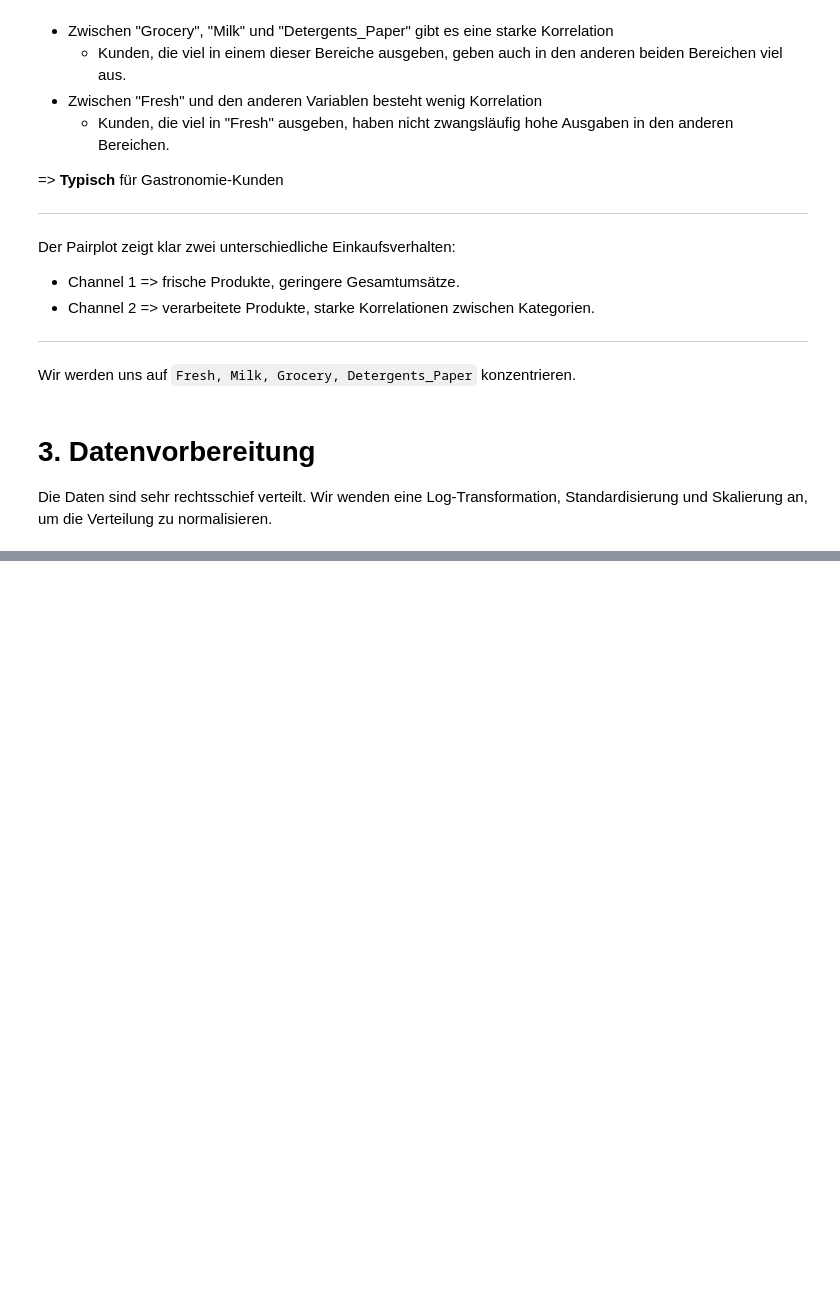
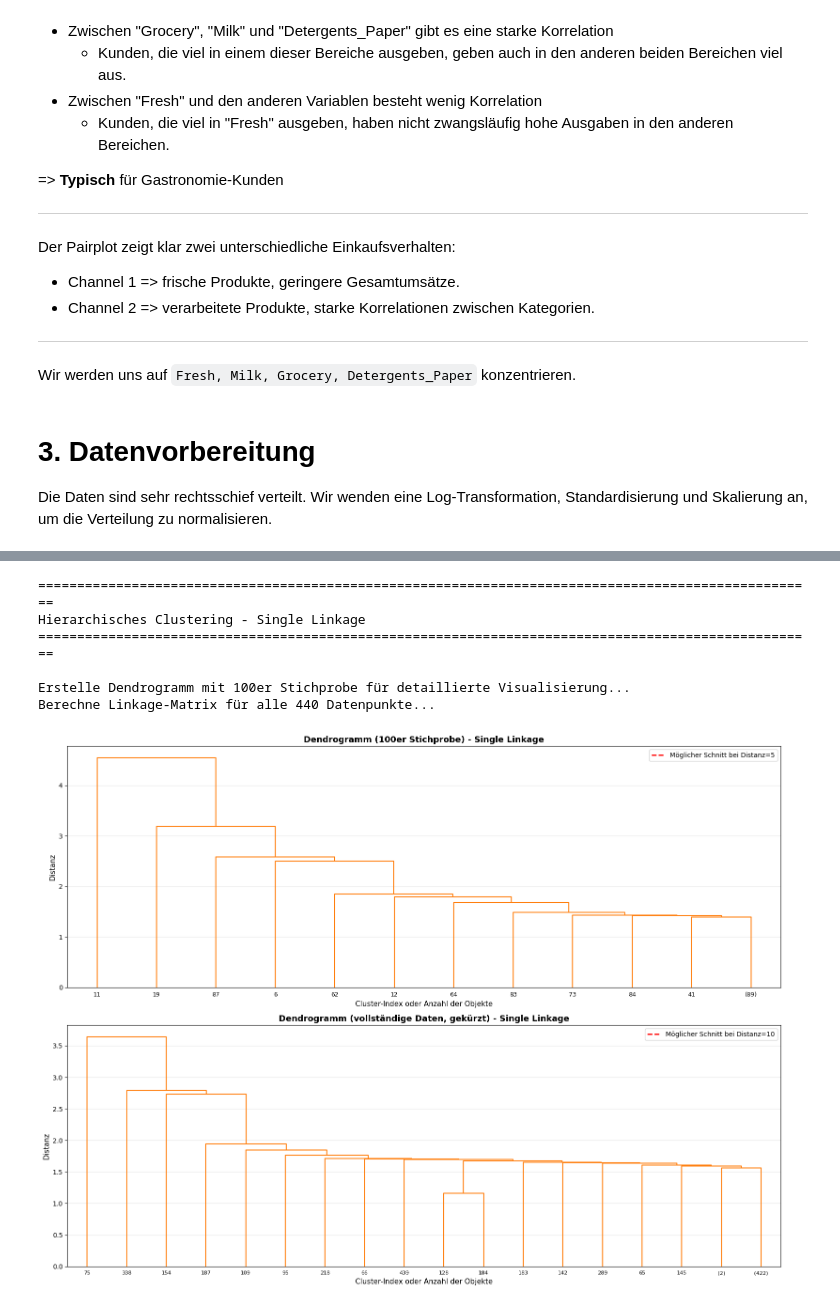
Before and after one commit to NewSkyLine-dev/HTL_Files, a Jupyter notebook: DSAI/5AHIF/Clustering/clustering.ipynb, the cells around one changed output, grey strips where cells are left out. Cells and saved outputs as stored; diff of their text form; code cells hidden in the pictures; blank space fills up the shorter version.

```diff
--- a/DSAI/5AHIF/Clustering/clustering.ipynb
+++ b/DSAI/5AHIF/Clustering/clustering.ipynb
@@ -150,0 +683,72 @@ max    1.970662e+00  2.900093e+00  2.698281e+00  3.177354e+00
+# %%
+from scipy.cluster.hierarchy import dendrogram, linkage, fcluster
+import matplotlib.pyplot as plt
+import numpy as np
+
+print("="*100)
+print("Hierarchisches Clustering - Single Linkage")
+print("="*100)
+
+# Dendrogramm mit Stichprobe (für bessere Lesbarkeit)
+print("\nErstelle Dendrogramm mit 100er Stichprobe für detaillierte Visualisierung...")
+sample_size = 100
+np.random.seed(42)
+sample_idx = np.random.choice(df_prepared.shape[0], sample_size, replace=False)
+df_sample = df_prepared.iloc[sample_idx]
+
+linkage_sample = linkage(df_sample, method='single', metric='euclidean')
+
+# Linkage für vollständigen Datensatz
+print("Berechne Linkage-Matrix für alle 440 Datenpunkte...")
+linkage_full = linkage(df_prepared, method='single', metric='euclidean')
+
+# Visualisierung
+fig, axes = plt.subplots(2, 1, figsize=(16, 12))
+
+# Dendrogramm mit Stichprobe
+ax = axes[0]
+dendrogram(linkage_sample, ax=ax, truncate_mode='level', p=10,
+           leaf_font_size=9, color_threshold=5)
+ax.set_title('Dendrogramm (100er Stichprobe) - Single Linkage',
+             fontsize=13, fontweight='bold')
+ax.set_xlabel('Cluster-Index oder Anzahl der Objekte', fontsize=11)
+ax.set_ylabel('Distanz', fontsize=11)
+ax.axhline(y=5, c='r', linestyle='--', linewidth=2, label='Möglicher Schnitt bei Distanz=5')
+ax.legend()
+ax.grid(True, alpha=0.3, axis='y')
+
+# Dendrogramm mit allen Daten (gekürzt)
+ax = axes[1]
+dendrogram(linkage_full, ax=ax, truncate_mode='level', p=15,
+           leaf_font_size=8, color_threshold=10)
+ax.set_title('Dendrogramm (vollständige Daten, gekürzt) - Single Linkage',
+             fontsize=13, fontweight='bold')
+ax.set_xlabel('Cluster-Index oder Anzahl der Objekte', fontsize=11)
+ax.set_ylabel('Distanz', fontsize=11)
+ax.axhline(y=10, c='r', linestyle='--', linewidth=2, label='Möglicher Schnitt bei Distanz=10')
+ax.legend()
+ax.grid(True, alpha=0.3, axis='y')
+
+plt.tight_layout()
+plt.show()
+
+# Analyse der Linkage-Matrix
+print(f"\nLinkage-Matrix Dimensionen: {linkage_full.shape}")
+print(f"(Eine Zeile pro Merge-Schritt, insgesamt {linkage_full.shape[0]} Schritte)")
+print("\nGrößte Distanzen bei Zusammenführungen:")
+top_distances = np.sort(linkage_full[:, 2])[-5:]
+for i, dist in enumerate(top_distances[::-1], 1):
+    print(f"  {i}. {dist:.2f}")
+
+print("\nInterpretation:")
+print("- Große Sprünge in der Distanz deuten auf natürliche Cluster-Grenzen hin")
+print("- Im Dendrogramm erkennbar durch Farbwechsel bei der gewählten Schwelle")
+print("- Für diese Analyse wird ein Schnitt bei Distanz=10 gewählt")
+# %% [output]
+====================================================================================================
+Hierarchisches Clustering - Single Linkage
+====================================================================================================
+
+Erstelle Dendrogramm mit 100er Stichprobe für detaillierte Visualisierung...
+Berechne Linkage-Matrix für alle 440 Datenpunkte...
+[figure, added]
```
Also changed, not shown: parts of 19 cells of this notebook.
